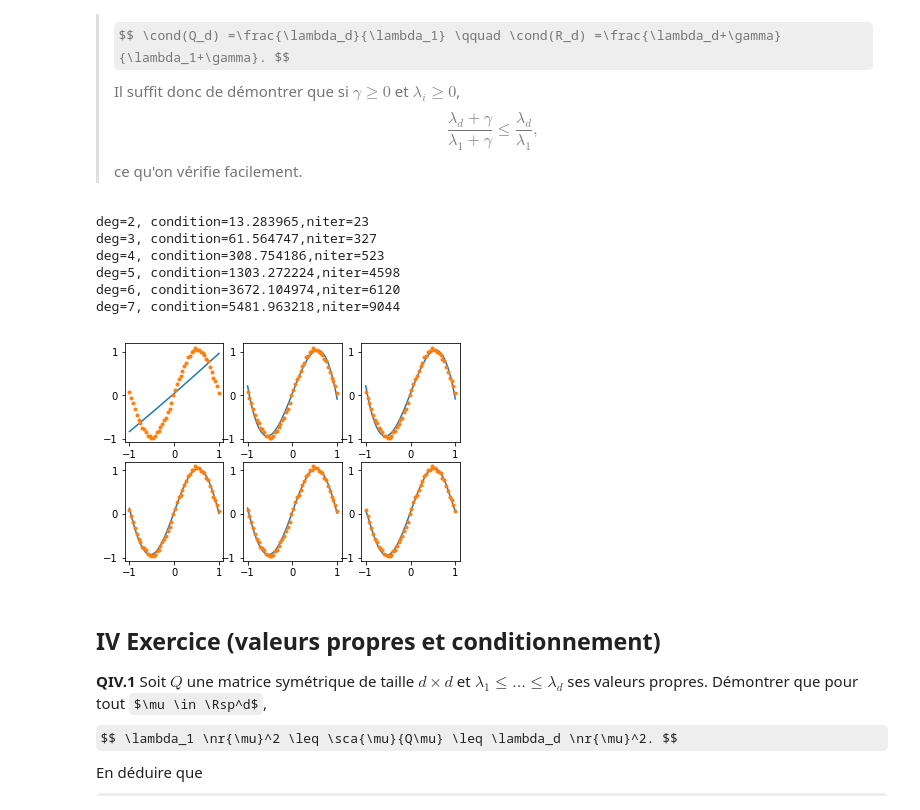
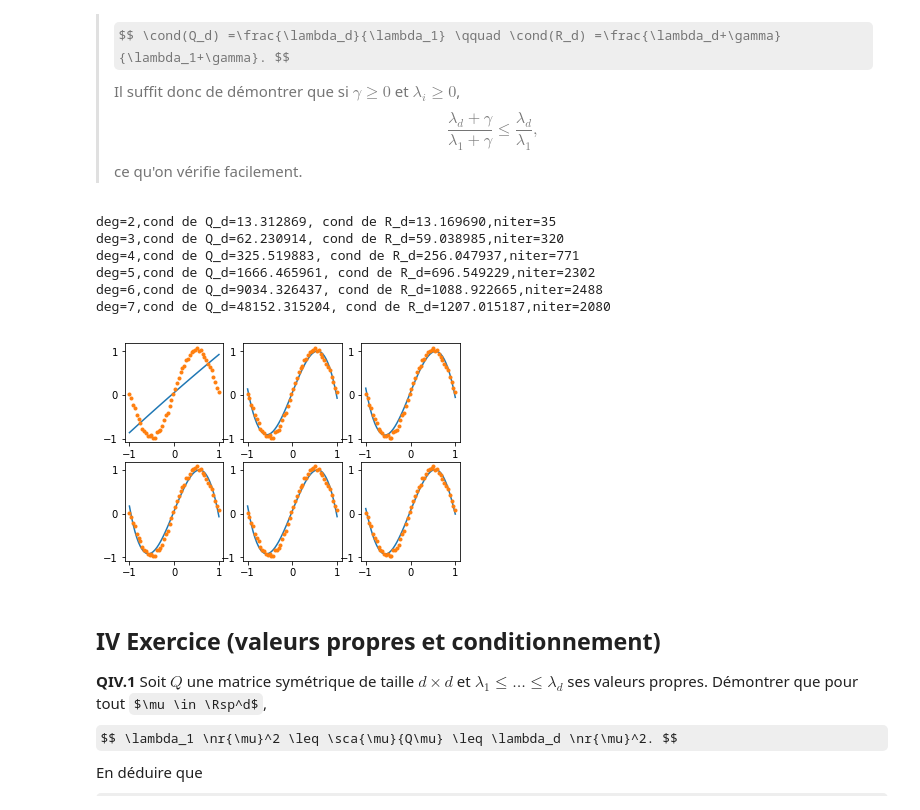
Before and after one commit to LucaNenna/L3OPT, a Jupyter notebook: tp1-correction.ipynb, the cells around one changed output. Drawn from its saved outputs; the diff is of its cells as text; code cells hidden in the pictures; some formulas as TeX source.

```diff
--- a/tp1-correction.ipynb
+++ b/tp1-correction.ipynb
@@ -346,23 +346,23 @@ ce qu'on vérifie facilement.
 # %%
 # NB: ci-dessous, on utilise la fonction np.eye() pour construire la matrice identité
 plt.plot(X,Y,'.')
 for d in range(2,8):
     A = np.vstack([X**i for i in range(0,d+1)]).T
-    Q = np.dot(A.T,A) + 0.01*np.eye(d+1)
+    Q = np.dot(A.T,A) + 0.05*np.eye(d+1)
     b = -np.dot(A.T,Y)
     mu,E,F = gradient_optimal(Q,b,np.zeros(d+1),1e-4)
-    print('deg=%d, condition=%f,niter=%d' % (d,np.linalg.cond(Q),len(E)))
+    print('deg=%d,cond de Q_d=%f, cond de R_d=%f,niter=%d' % (d,np.linalg.cond(np.dot(A.T,A)),np.linalg.cond(Q),len(E)))
     plt.subplot(2,3,d-1) # on organise les figures dans un tableau à 2 lignes et 3 colonnes
     plt.plot(X,np.dot(A,mu))
     plt.plot(X,Y,'.')
 # %% [output]
-deg=2, condition=13.283965,niter=23
-deg=3, condition=61.564747,niter=327
-deg=4, condition=308.754186,niter=523
-deg=5, condition=1303.272224,niter=4598
-deg=6, condition=3672.104974,niter=6120
-deg=7, condition=5481.963218,niter=9044
+deg=2,cond de Q_d=13.312869, cond de R_d=13.169690,niter=35
+deg=3,cond de Q_d=62.230914, cond de R_d=59.038985,niter=320
+deg=4,cond de Q_d=325.519883, cond de R_d=256.047937,niter=771
+deg=5,cond de Q_d=1666.465961, cond de R_d=696.549229,niter=2302
+deg=6,cond de Q_d=9034.326437, cond de R_d=1088.922665,niter=2488
+deg=7,cond de Q_d=48152.315204, cond de R_d=1207.015187,niter=2080
-[figure, old version]
+[figure, new version]
 # %% [markdown]
 ## IV Exercice (valeurs propres et conditionnement)
 
```
Also changed, not shown: parts of 5 cells of this notebook.
